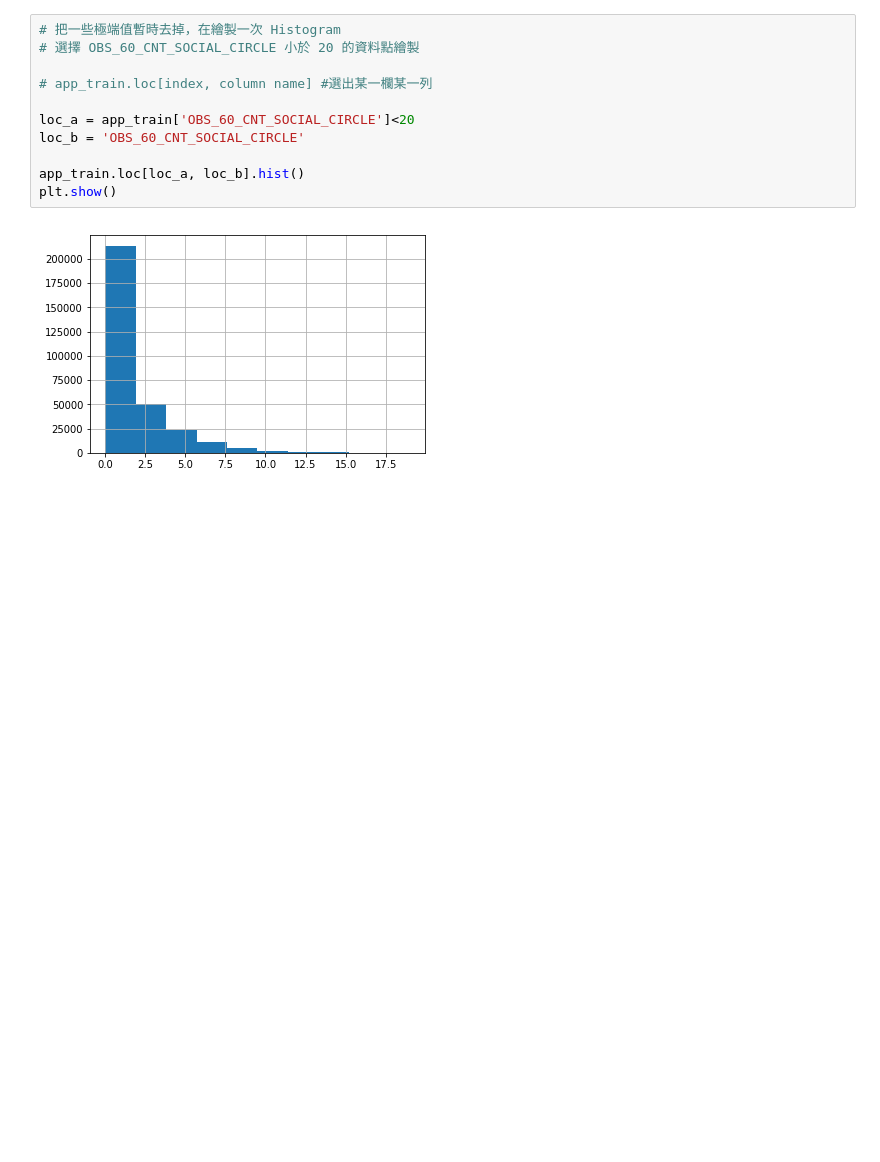
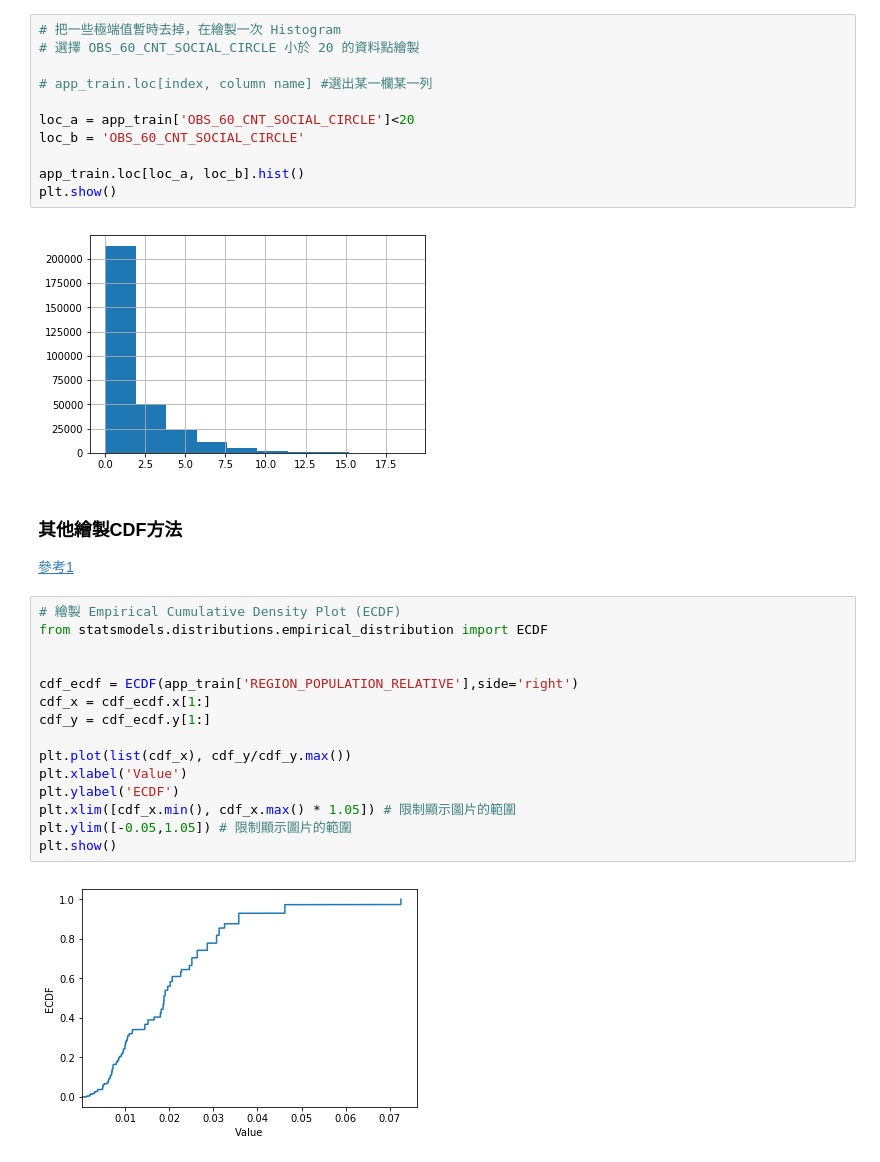
Before and after one commit to milly16chien/2nd-ML-100Days, a Jupyter notebook: homework/Day_006_HW.ipynb, the cells around one changed output. Saved outputs shown, nothing was run; the diff lists cells and outputs as text; blank space fills up the shorter version.

```diff
--- a/homework/Day_006_HW.ipynb
+++ b/homework/Day_006_HW.ipynb
@@ -504,3 +504,23 @@ app_train.loc[loc_a, loc_b].hist()
 plt.show()
 # %% [output]
 [figure]
+# %% [markdown]
+### 其他繪製CDF方法
+[參考1](https://github.com/yaowei2010/2nd-ML100Days/blob/master/homework/Day_006_HW.ipynb])
+# %%
+# 繪製 Empirical Cumulative Density Plot (ECDF)
+from statsmodels.distributions.empirical_distribution import ECDF
+
+
+cdf_ecdf = ECDF(app_train['REGION_POPULATION_RELATIVE'],side='right')
+cdf_x = cdf_ecdf.x[1:]
+cdf_y = cdf_ecdf.y[1:]
+
+plt.plot(list(cdf_x), cdf_y/cdf_y.max())
+plt.xlabel('Value')
+plt.ylabel('ECDF')
+plt.xlim([cdf_x.min(), cdf_x.max() * 1.05]) # 限制顯示圖片的範圍
+plt.ylim([-0.05,1.05]) # 限制顯示圖片的範圍
+plt.show()
+# %% [output]
+[figure, added]
```
Also changed, not shown: parts of 2 cells of this notebook.
